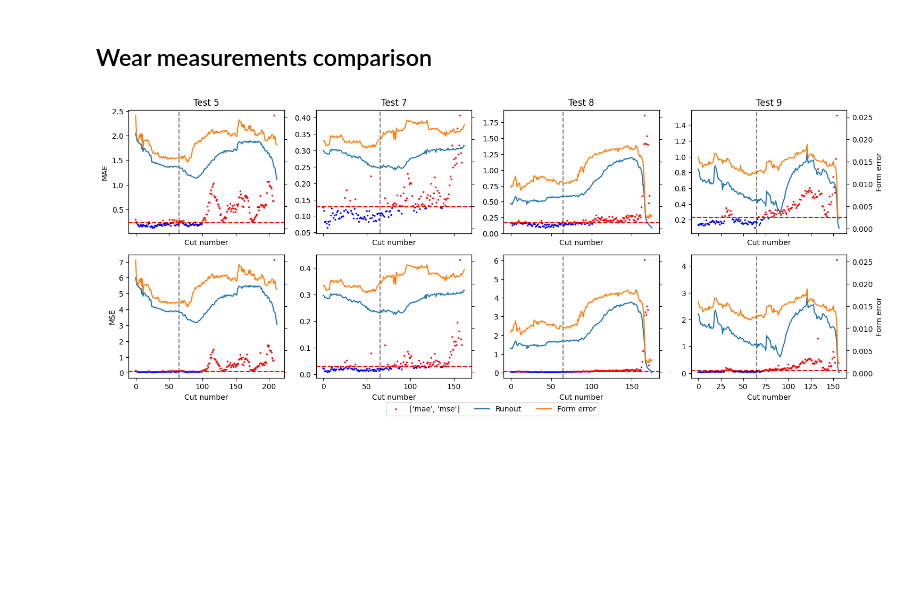
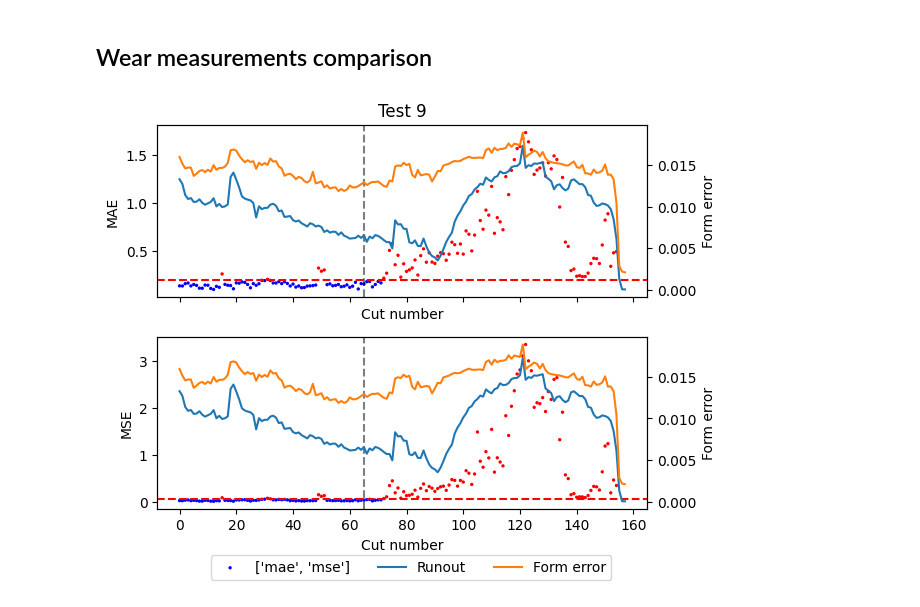
Before and after one commit to TomJessel/PhD-DCB_Grinding, a Jupyter notebook: ml/autoencoder.ipynb, the cells around one changed output. Saved outputs shown, nothing was run; the diff lists cells and outputs as text; code cells hidden in the pictures; blank space fills up the shorter version.

```diff
--- a/ml/autoencoder.ipynb
+++ b/ml/autoencoder.ipynb
@@ -18,8 +23,8 @@ The autoreload extension is already loaded. To reload it, use:
 # %% [markdown]
 # Load in RMS data for tests
 # %%
-exps = ['Test 5', 'Test 7', 'Test 8', 'Test 9']
-# exps = ['Test 9']
+# exps = ['Test 5', 'Test 7', 'Test 8', 'Test 9']
+exps = ['Test 9']
 rms = {}
 
 for test in exps:
@@ -319,7 +275,7 @@ metric = ['mae', 'mse']
 
 
 fig, ax = plt.subplots(len(metric), len(exps),
-                       figsize=(15, 6),
+                    #    figsize=(15, 6),
                        constrained_layout=True,
                     #    sharey= 'row',
                        sharex='col',
@@ -350,31 +306,31 @@ for i, test in enumerate(exps):
                                     linestyle='--',
                                     alpha=0.5,
                                     )
 
         for feature in features:
             feat = exp.features[feature]
             axes2[(len(exps) * j) + i].plot(range(len(feat)), feat, label=feature)
 
         axes[(len(exps) * j) + i].set_ylabel('')
         if i == 0:
             axes[(len(exps) * j) + i].set_ylabel(f'{met.upper()}')
         if i ==len(exps) - 1:
             axes2[(len(exps) * j) + i].set_ylabel(f'{feature}')
 
 
 for i, a in enumerate(axes2):
     if (i + 1) % len(exps) != 0:
         plt.setp(a.get_yticklabels(), visible=False)
 
 l1, lab1 = axes[0].get_legend_handles_labels()
 l2, lab2 = axes2[0].get_legend_handles_labels()
 
 plt.figlegend(l1 + l2,
               [metric] + lab2,
               loc='center',
               bbox_to_anchor=(0.5, 0),
               ncol=len(l1 + l2)
               )
 plt.tight_layout()
 # %% [output]
-[figure, old version]
+[figure, new version]
```
Also changed, not shown: parts of 11 cells of this notebook.
